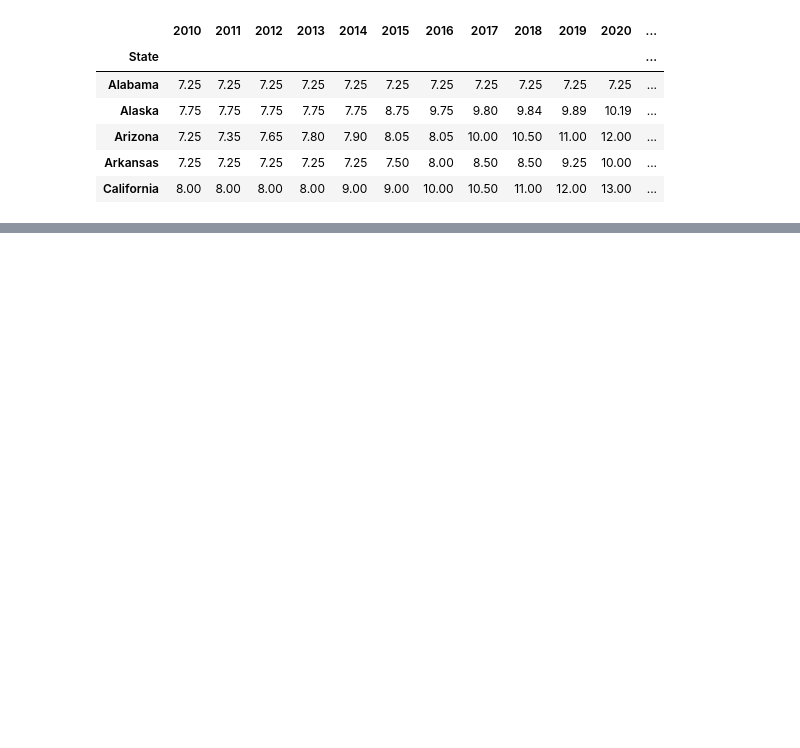
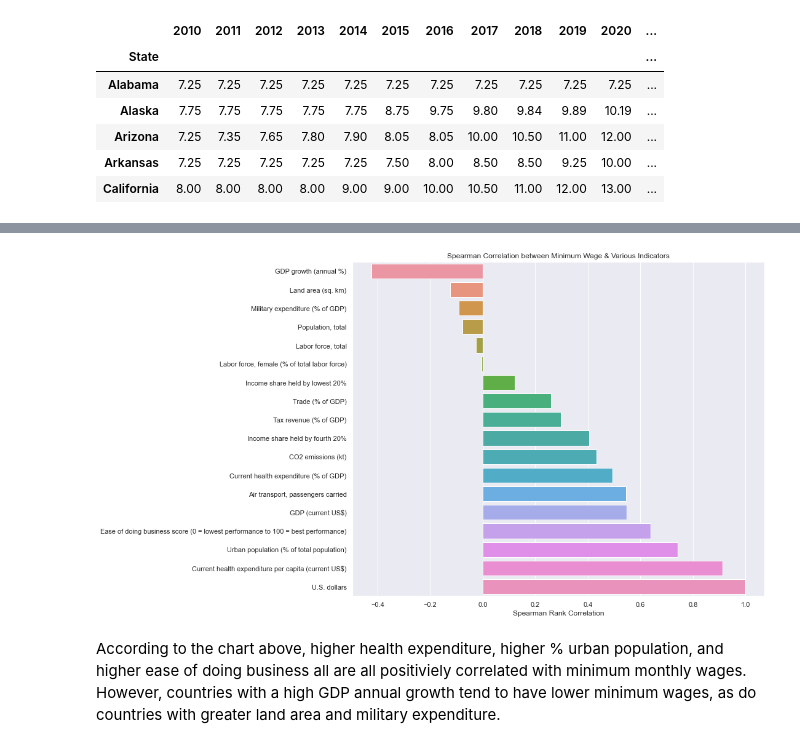
Before and after one commit to aliya-zee/chianalyst, a Jupyter notebook: MinWage-EDA.ipynb, the cells around one changed output, grey strips where cells are left out. Saved outputs shown, nothing was run; the diff lists cells and outputs as text; code cells hidden in the pictures; blank space fills up the shorter version.

```diff
--- a/MinWage-EDA.ipynb
+++ b/MinWage-EDA.ipynb
@@ -54,0 +71,5 @@ g = g.set(title = 'Top 10 States by % Change in Minimum Wage (2010-2021)', xlabe
+# %%
+# World Bank Data
+world_dev_ind = pd.read_csv('C:/Users/aliya/Documents/UChicago/Chicago Analyst/MinWage/Data/WorldBank-WDIByCountry.csv')
+world_dev_ind.drop(columns = ['Country Code', 'Indicator Code', 'Unnamed: 65'], inplace = True)
+world_dev_ind.head()
@@ -54,0 +187,12 @@ g = g.set(title = 'Top 10 States by % Change in Minimum Wage (2010-2021)', xlabe
+# %%
+# Identifying correlation between minimum monthly wage and World Bank Indicators
+graph_data = min_wage_by_country[min_wage_by_country.columns[2:]].corr(method = 'spearman')['U.S. dollars'][:-1].sort_values()
+
+plt.figure(figsize=(12, 10))
+g = sns.barplot(graph_data.values, graph_data.index)
+g = g.set(title = 'Spearman Correlation between Minimum Wage & Various Indicators',
+          xlabel = 'Spearman Rank Correlation')
+# %% [output]
+[figure, added]
+# %% [markdown]
+According to the chart above, higher health expenditure, higher % urban population, and higher ease of doing business all are all positiviely correlated with minimum monthly wages. However, countries with a high GDP annual growth tend to have lower minimum wages, as do countries with greater land area and military expenditure.
```
Also changed, not shown: parts of 23 cells of this notebook.
